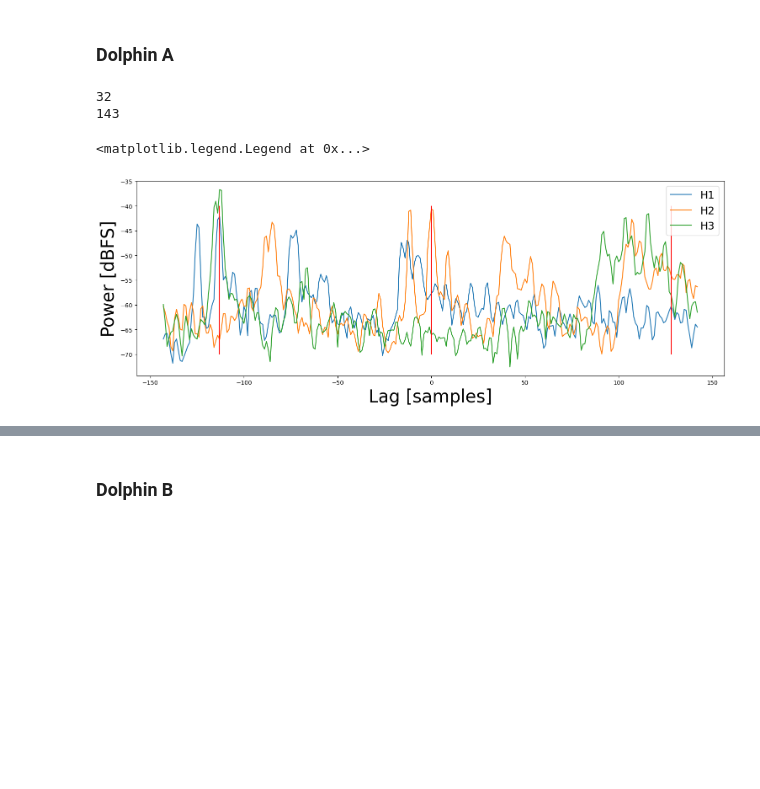
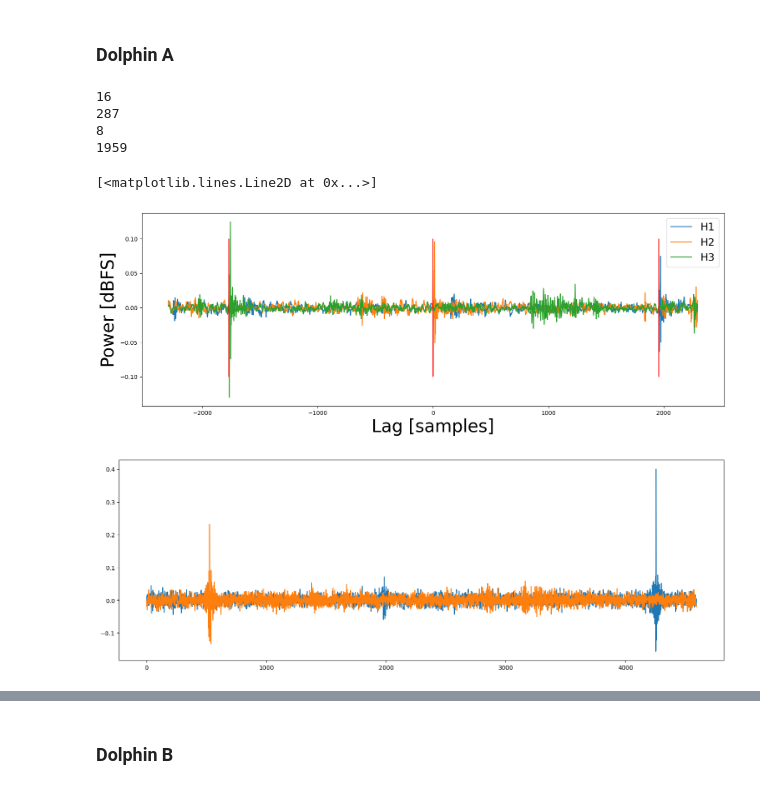
Before and after one commit to bpmasters/asa-challenge-24, a Jupyter notebook: asa-challenge-24.ipynb, the cells around one changed output, grey strips where cells are left out. Saved outputs shown, nothing was run; the diff lists cells and outputs as text; code cells hidden in the pictures; blank space fills up the shorter version.

```diff
--- a/asa-challenge-24.ipynb
+++ b/asa-challenge-24.ipynb
@@ -78,7 +78,7 @@ Text(0, 0.5, 'FFT Coefficient [dBFS]')
 bpf_l = 25000
 bpf_h = 75000
 bpf_N = 20
-click_cutoff_t = 4.25  # Cutoff time for dolphin A vs. B
+click_cutoff_t = 4.4  # Cutoff time for dolphin A vs. B
 
 # Can verify here using transfer function type filter
 [bpf_b, bpf_a] = scipy.signal.butter(bpf_N, [bpf_l, bpf_h], btype='bandpass', fs = fs)
@@ -160,8 +160,8 @@ h1_buff = buffer(h1b, win_size, noverlap)
 h1_buff_pow = 20*np.log10(np.sqrt(np.mean(h1_buff**2,axis=1)))
 
 # Specify parameters for click detection
-dB_peak_thresh_a = 28  # Dolphin A threshold
-dB_peak_thresh_b = 23  # Dolphin B threshold
+dB_peak_thresh_a = 35  # Dolphin A threshold
+dB_peak_thresh_b = 35  # Dolphin B threshold
 
 # Run prominence based peak detector to find envelope (clicks)
 h1_peaks_a, _ = scipy.signal.find_peaks(h1_buff_pow[ts_buff<click_cutoff_t], prominence=dB_peak_thresh_a, distance=pk_distance)
@@ -190,8 +190,8 @@ h3_buff = buffer(h3b, win_size, noverlap)
 h3_buff_pow = 20*np.log10(np.sqrt(np.mean(h3_buff**2,axis=1)))
 
 # Specify parameters for click detection
-dB_peak_thresh_a = 28  # Dolphin A threshold
-dB_peak_thresh_b = 23  # Dolphin B threshold
+dB_peak_thresh_a = 35  # Dolphin A threshold
+dB_peak_thresh_b = 35  # Dolphin B threshold
 
 # Run prominence based peak detector to find envelope (clicks)
 h3_peaks_a, _ = scipy.signal.find_peaks(h3_buff_pow[ts_buff<click_cutoff_t], prominence=dB_peak_thresh_a, distance=pk_distance)
@@ -205,5 +205,5 @@ plt.plot(ts_buff[ts_buff>=click_cutoff_t][h3_peaks_b], h3_buff_pow[ts_buff>=clic
 plt.xlabel('Time, s', fontsize = 30)
 plt.ylabel('Power [dBFS]', fontsize = 30)
 plt.legend(fontsize=12)
-plt.title(r'Locations of Detected Clicks, Uncertainty = $\pm$' + str(np.round(1000*win_size/fs/2, 3)) + ' ms', fontsize=30)
+plt.title(r'Locations of Detected Clicks, Uncertainty = $\pm$' + str(np.round(1000000*(win_size-noverlap)/fs/2, 0)) + r' $\mu$s', fontsize=30)
 # %% [output]
@@ -235,3 +235,9 @@ print(len(h3_peaks_b))
+# %%
+remove_inds = []
+for i, peak in enumerate(h2_peaks_a):
+  # only run gcc if theres peaks in both other hydrophones
+  if not ((np.abs(h1_peaks_a - peak) < win_width).any() and (np.abs(h3_peaks_a - peak) < win_width).any()):
+    remove_inds.append(i)
 # %%
 click_cutoff = click_cutoff_t/(len(h2)/fs)
 
@@ -302,60 +308,65 @@ win_width = int(np.ceil(max_td*fs)/(win_size-noverlap))
 frame_to_sample = win_size-noverlap
 print(win_size)
 print(win_width)
+print(frame_to_sample)
 for i, peak in enumerate(h2_peaks_a):
   # only run gcc if theres peaks in both other hydrophones
   if (np.abs(h1_peaks_a - peak) < win_width).any() and (np.abs(h3_peaks_a - peak) < win_width).any():
-    non_win_loc = peak#*frame_to_sample
 
-
-    # if i < len(h2_peaks_a)-1:
-    #   post_win = min(win_width, h2_peaks_a[i+1]-peak)
-    # else:
     post_win = win_width
-    # if i > 0:
-    #   pre_win = min(win_width, peak-h2_peaks_a[i-1])
-    # else:
     pre_win = win_width
 
-    h1_sig = h1_buff_pow[non_win_loc-pre_win:non_win_loc+post_win]
-    h2_sig = h2_buff_pow[non_win_loc-pre_win:non_win_loc+post_win]
-    h3_sig = h3_buff_pow[non_win_loc-pre_win:non_win_loc+post_win]
+    non_win_loc = peak
+    # h1_sig = h1_buff_pow[non_win_loc-pre_win:non_win_loc+post_win]
+    # h2_sig = h2_buff_pow[non_win_loc-pre_win:non_win_loc+post_win]
+    # h3_sig = h3_buff_pow[non_win_loc-pre_win:non_win_loc+post_win]
 
-    # h1_sig = h1b[non_win_loc-pre_win:non_win_loc+post_win]
-    # h2_sig = h2b[non_win_loc-pre_win:non_win_loc+post_win]
-    # h3_sig = h3b[non_win_loc-pre_win:non_win_loc+post_win]
+    h1_sig = h1[frame_to_sample*(non_win_loc-pre_win):frame_to_sample*(non_win_loc+post_win)]
+    h2_sig = h2[frame_to_sample*(non_win_loc-pre_win):frame_to_sample*(non_win_loc+post_win)]
+    h3_sig = h3[frame_to_sample*(non_win_loc-pre_win):frame_to_sample*(non_win_loc+post_win)]
+
+    # h1_sig = h1_sig*np.hanning(len(h1_sig))
+    # h2_sig = h2_sig*np.hanning(len(h2_sig))
+    # h3_sig = h3_sig*np.hanning(len(h3_sig))
 
     lag_12, cc_12 = gccphat(h1_sig, h2_sig, max_td, fs)
-    lag_23, cc_23 = gccphat(h2_sig, h3_sig, max_td, fs)
+    lag_23, cc_23 = gccphat(h3_sig, h2_sig, max_td, fs)
 
     lags_12.append(lag_12)
     lags_23.append(lag_23)
 
 plt.figure()
 plt.plot(-len(h1_sig)/2+np.arange(0,len(h1_sig)), h1_sig, label='H1')
 plt.plot(-len(h2_sig)/2+np.arange(0,len(h2_sig)), h2_sig, label='H2')
 plt.plot(-len(h3_sig)/2+np.arange(0,len(h3_sig)), h3_sig, label='H3')
-plt.vlines(0, -70, -40, 'r')
-plt.vlines(lag_12, -70, -40, 'r')
-plt.vlines(abs(lag_23), -70, -40, 'r')
+# plt.vlines(0, -70, -40, 'r')
+# plt.vlines(lag_12, -70, -40, 'r')
+# plt.vlines(abs(lag_23), -70, -40, 'r')
+
+plt.vlines(0, -.1, .1, 'r')
+plt.vlines(lag_12, -.1, .1, 'r')
+plt.vlines(lag_23, -.1, .1, 'r')
 plt.xlabel('Lag [samples]', fontsize = 30)
 plt.ylabel('Power [dBFS]', fontsize = 30)
 plt.legend(fontsize=18)
 
 # plt.figure()
 # plt.plot(lags_12)
 # plt.plot(lags_23)
 
-# print(lag_12)
+print(lag_12)
 
-# plt.figure()
-# plt.plot(cc_12)
-# plt.plot(cc_23)
+plt.figure()
+plt.plot(cc_12)
+plt.plot(cc_23)
 # np.argmax(np.abs(cc_12))
 # %% [output]
-32
-143
+16
+287
+8
+1959
-<matplotlib.legend.Legend at 0x...>
+[<matplotlib.lines.Line2D at 0x...>]
-[figure, old version]
+[figure, new version]
+[figure, added]
 # %%
 lags_12 = np.array(lags_12)
```
Also changed, not shown: parts of 12 cells of this notebook.
